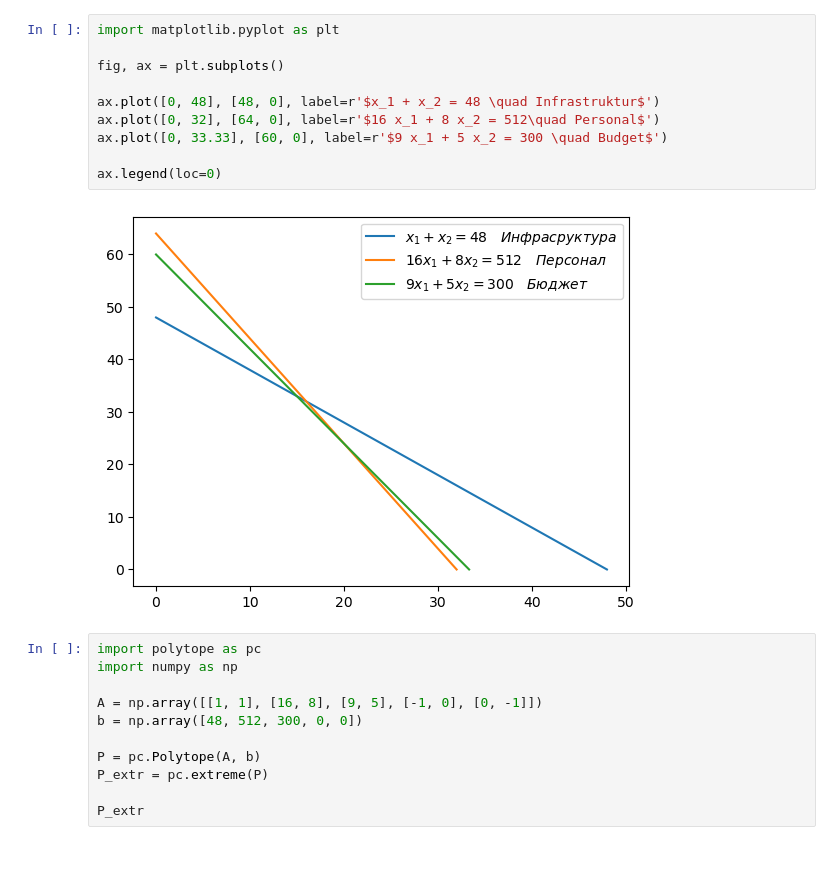
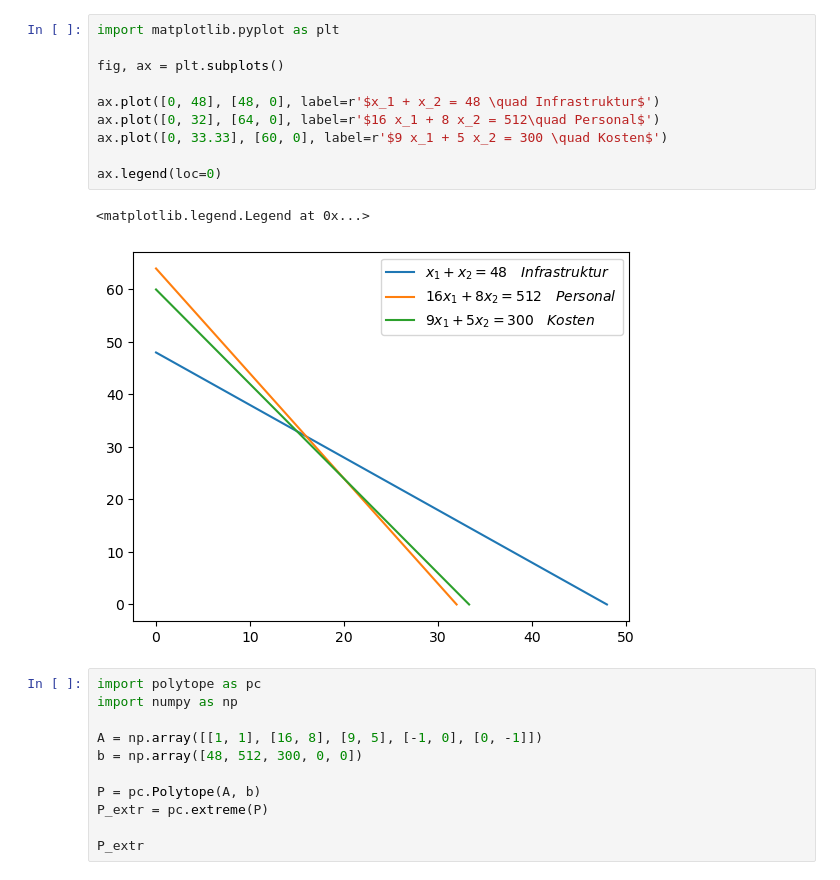
Before and after one commit to febse/opt2024-de, a Jupyter notebook: 03-Graphical-Method/01-Berlin-Airlift.ipynb, the cells around one changed output. Cells and saved outputs as stored; diff of their text form.

```diff
--- a/03-Graphical-Method/01-Berlin-Airlift.ipynb
+++ b/03-Graphical-Method/01-Berlin-Airlift.ipynb
@@ -133,15 +126,16 @@ Auf die gleiche Weise können wir die Schnittpunkte für die dritte Beschränkun
 # %%
 import matplotlib.pyplot as plt
 
 fig, ax = plt.subplots()
 
 ax.plot([0, 48], [48, 0], label=r'$x_1 + x_2 = 48 \quad Infrastruktur$')
 ax.plot([0, 32], [64, 0], label=r'$16 x_1 + 8 x_2 = 512\quad Personal$')
-ax.plot([0, 33.33], [60, 0], label=r'$9 x_1 + 5 x_2 = 300 \quad Budget$')
+ax.plot([0, 33.33], [60, 0], label=r'$9 x_1 + 5 x_2 = 300 \quad Kosten$')
 
 ax.legend(loc=0)
 # %% [output]
+<matplotlib.legend.Legend at 0x...>
-[figure, old version]
+[figure, new version]
 # %%
 import polytope as pc
 import numpy as np
```
Also changed, not shown: parts of 3 cells of this notebook, 3 other files.
